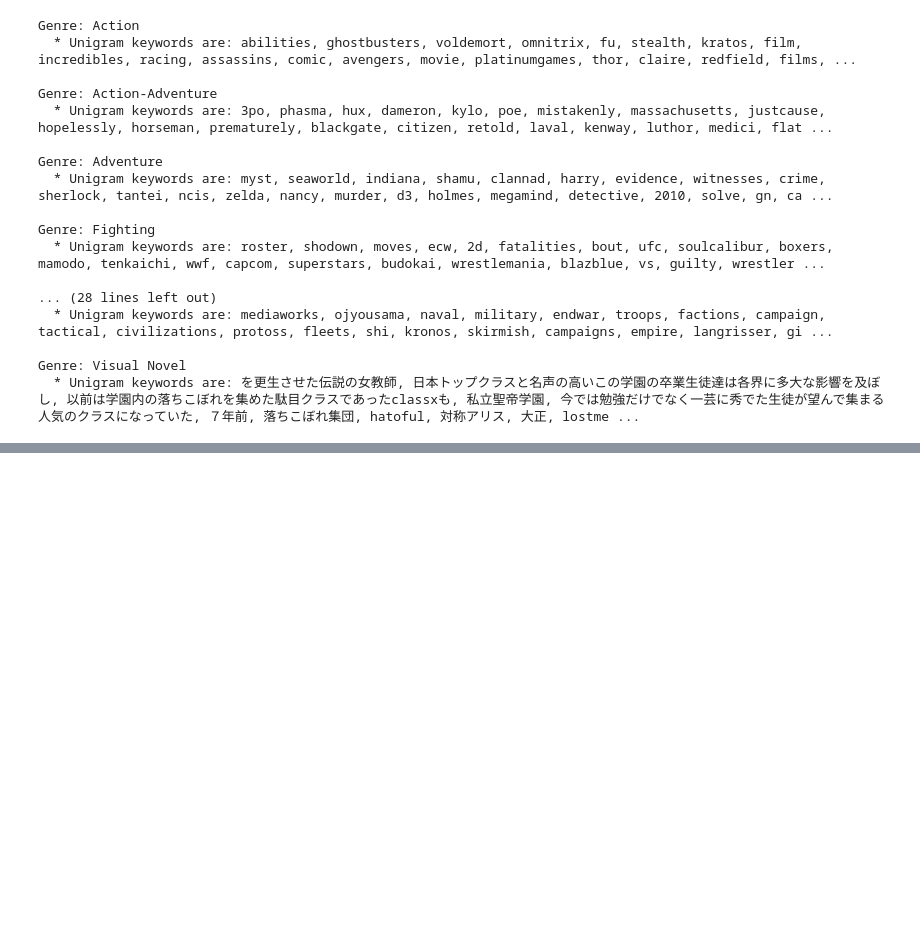
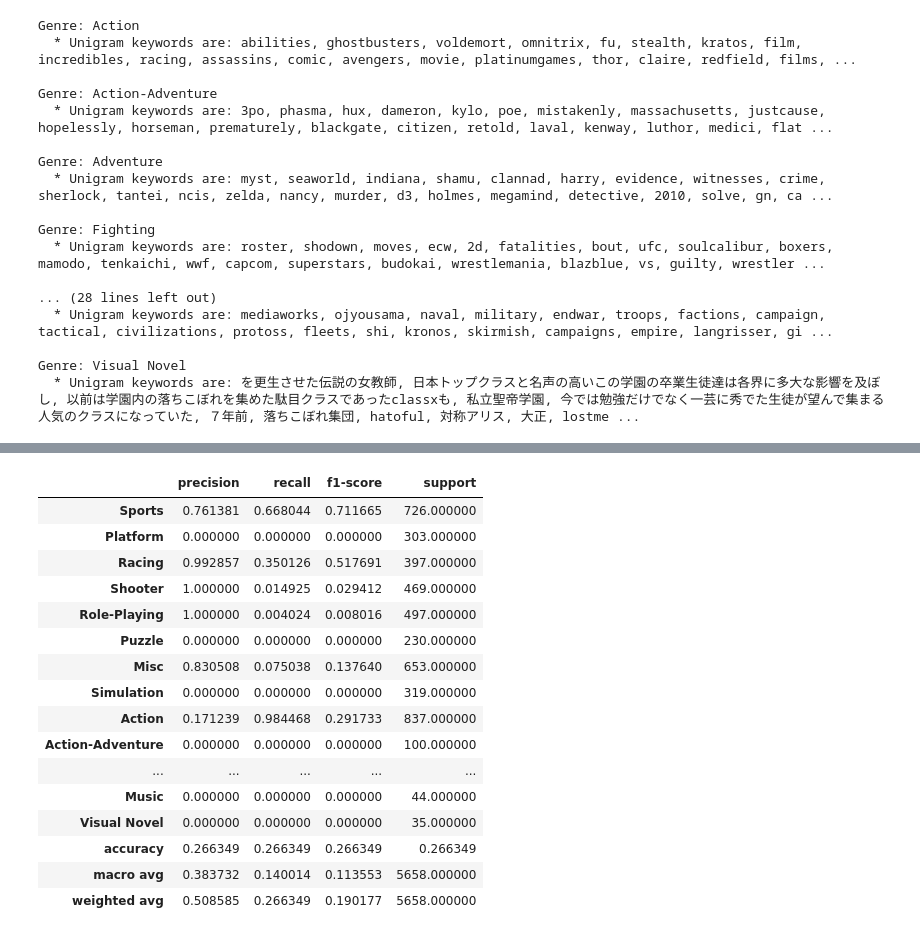
Before and after one commit to nrdmraju/Games-for-days, a Jupyter notebook: jupyter-lab/preprocessing_TFIDF.ipynb, the cells around one changed output, grey strips where cells are left out. Cells and saved outputs as stored; diff of their text form; code cells hidden in the pictures; blank space fills up the shorter version.

```diff
--- a/jupyter-lab/preprocessing_TFIDF.ipynb
+++ b/jupyter-lab/preprocessing_TFIDF.ipynb
@@ -279,0 +280,22 @@ y_pred = model.predict(X_test)
+# %%
+report = metrics.classification_report(y_test, y_pred,target_names= df_new['Genre'].unique(), output_dict=True)
+df_class_report = pd.DataFrame(report).transpose()
+df_class_report
+# %% [output]
+|  | precision | recall | f1-score | support |
+| Sports | 0.761381 | 0.668044 | 0.711665 | 726.000000 |
+| Platform | 0.000000 | 0.000000 | 0.000000 | 303.000000 |
+| Racing | 0.992857 | 0.350126 | 0.517691 | 397.000000 |
+| Shooter | 1.000000 | 0.014925 | 0.029412 | 469.000000 |
+| Role-Playing | 1.000000 | 0.004024 | 0.008016 | 497.000000 |
+| Puzzle | 0.000000 | 0.000000 | 0.000000 | 230.000000 |
+| Misc | 0.830508 | 0.075038 | 0.137640 | 653.000000 |
+| Simulation | 0.000000 | 0.000000 | 0.000000 | 319.000000 |
+| Action | 0.171239 | 0.984468 | 0.291733 | 837.000000 |
+| Action-Adventure | 0.000000 | 0.000000 | 0.000000 | 100.000000 |
+| ... | ... | ... | ... | ... |
+| Music | 0.000000 | 0.000000 | 0.000000 | 44.000000 |
+| Visual Novel | 0.000000 | 0.000000 | 0.000000 | 35.000000 |
+| accuracy | 0.266349 | 0.266349 | 0.266349 | 0.266349 |
+| macro avg | 0.383732 | 0.140014 | 0.113553 | 5658.000000 |
+| weighted avg | 0.508585 | 0.266349 | 0.190177 | 5658.000000 |
```
Also changed, not shown: parts of 20 cells of this notebook.
